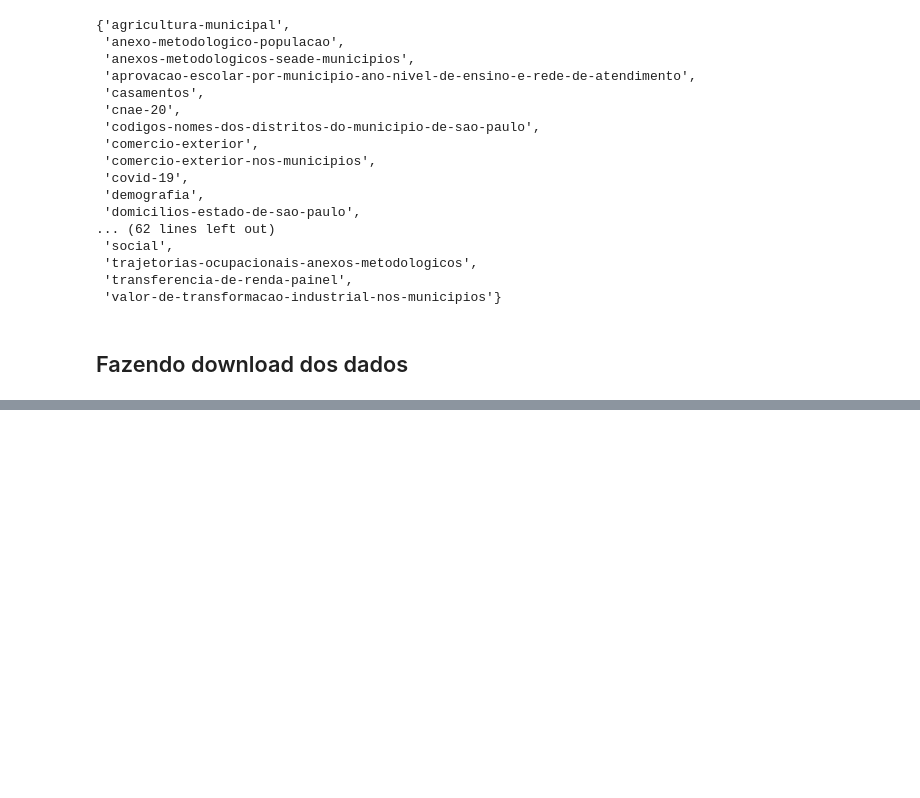
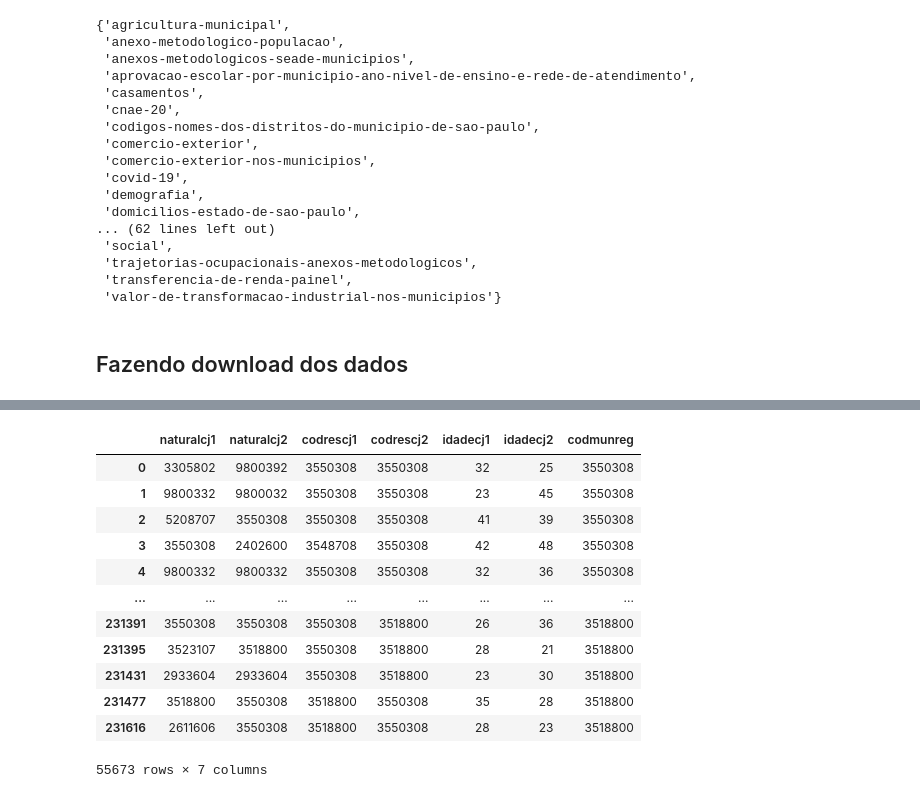
Before and after one commit to mathhmz/sepep-seade-casamentos, a Jupyter notebook: casamentos.ipynb, the cells around one changed output, grey strips where cells are left out. Drawn from its saved outputs; the diff is of its cells as text; code cells hidden in the pictures; blank space fills up the shorter version.

```diff
--- a/casamentos.ipynb
+++ b/casamentos.ipynb
@@ -50,0 +73,24 @@ res.to_csv('arquivo.csv', sep=';', index=False)
+# %%
+cod_reg_sp = 3550308
+# %%
+df = df.filter(['naturalcj1','naturalcj2','codrescj1', 'codrescj2', 'idadecj1', 'idadecj2', 'codmunreg'], axis=1)
+# %%
+filtro = (df['codrescj1'] == cod_reg_sp) | (df['codrescj2'] == cod_reg_sp)
+# %%
+df = df[filtro]
+# %%
+df
+# %% [output]
+|  | naturalcj1 | naturalcj2 | codrescj1 | codrescj2 | idadecj1 | idadecj2 | codmunreg |
+| 0 | 3305802 | 9800392 | 3550308 | 3550308 | 32 | 25 | 3550308 |
+| 1 | 9800332 | 9800032 | 3550308 | 3550308 | 23 | 45 | 3550308 |
+| 2 | 5208707 | 3550308 | 3550308 | 3550308 | 41 | 39 | 3550308 |
+| 3 | 3550308 | 2402600 | 3548708 | 3550308 | 42 | 48 | 3550308 |
+| 4 | 9800332 | 9800332 | 3550308 | 3550308 | 32 | 36 | 3550308 |
+| ... | ... | ... | ... | ... | ... | ... | ... |
+| 231391 | 3550308 | 3550308 | 3550308 | 3518800 | 26 | 36 | 3518800 |
+| 231395 | 3523107 | 3518800 | 3550308 | 3518800 | 28 | 21 | 3518800 |
+| 231431 | 2933604 | 2933604 | 3550308 | 3518800 | 23 | 30 | 3518800 |
+| 231477 | 3518800 | 3550308 | 3518800 | 3550308 | 35 | 28 | 3518800 |
+| 231616 | 2611606 | 3550308 | 3518800 | 3550308 | 28 | 23 | 3518800 |
+55673 rows × 7 columns
```
Also changed, not shown: parts of 15 cells of this notebook, 3 other files.
